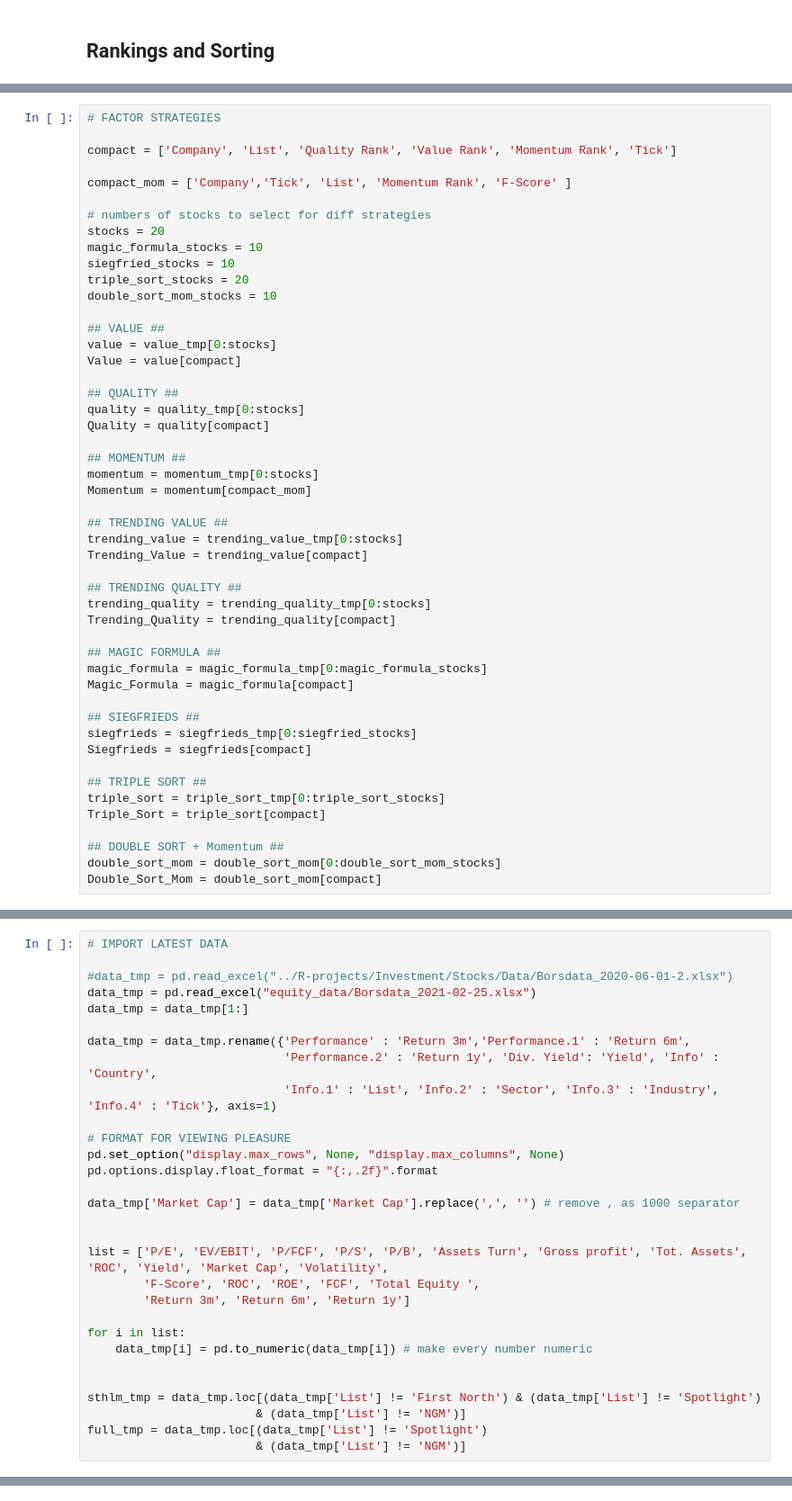
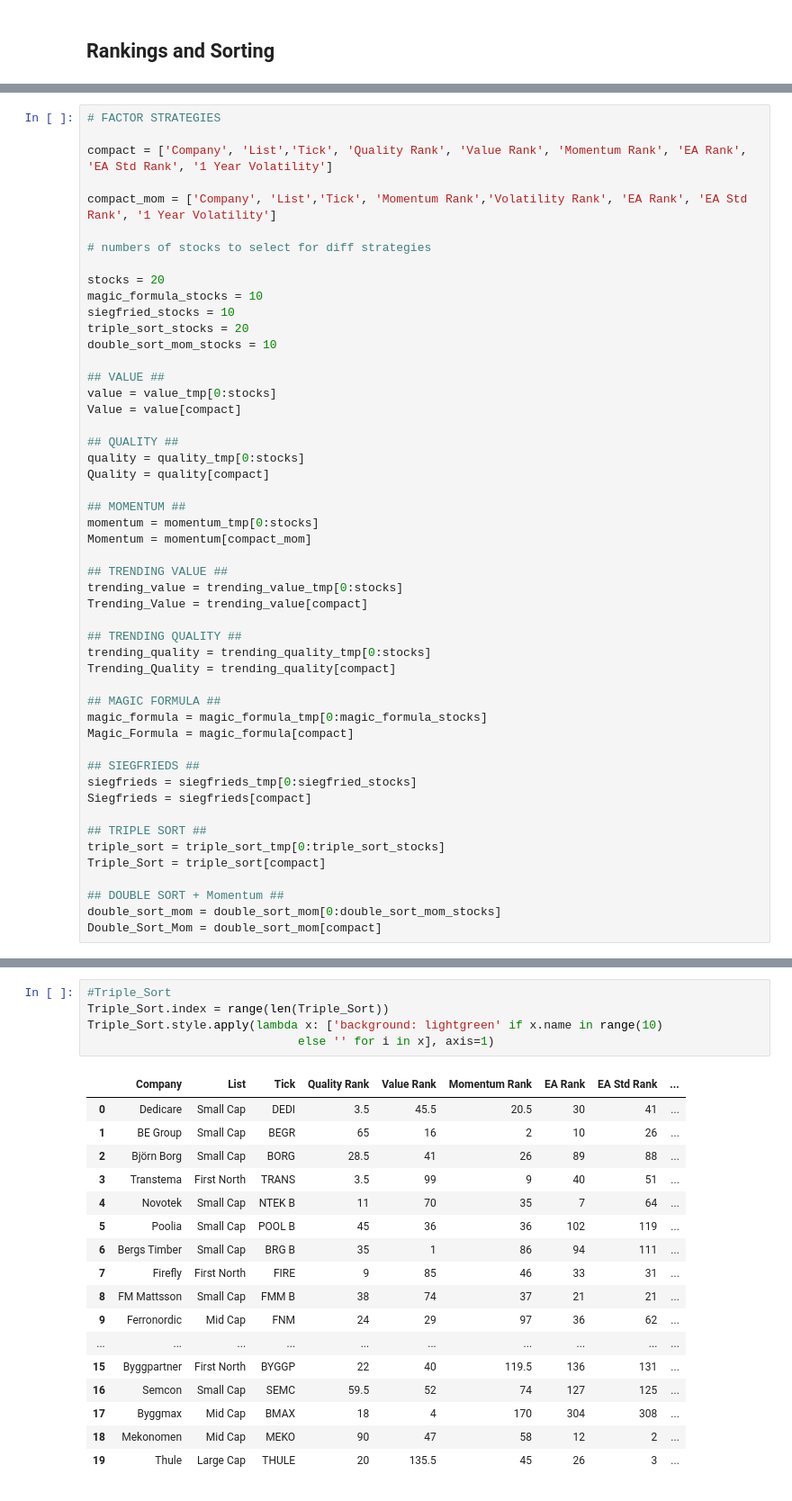
Before and after one commit to webclinic017/Portfolio_Construction, a Jupyter notebook: Equity_Strategies/Quant_Strategies.ipynb, the cells around one changed output, grey strips where cells are left out. Shown at 90% size. Cells and saved outputs as stored; diff of their text form.

```diff
--- a/Equity_Strategies/Quant_Strategies.ipynb
+++ b/Equity_Strategies/Quant_Strategies.ipynb
@@ -199,11 +328,12 @@ double_sort_mom = double_sort_mom_tmp.sort_values(by=['Momentum Rank'])
 # %%
 # FACTOR STRATEGIES
 
-compact = ['Company', 'List', 'Quality Rank', 'Value Rank', 'Momentum Rank', 'Tick']
+compact = ['Company', 'List','Tick', 'Quality Rank', 'Value Rank', 'Momentum Rank', 'EA Rank', 'EA Std Rank', '1 Year Volatility']
 
-compact_mom = ['Company','Tick', 'List', 'Momentum Rank', 'F-Score' ]
+compact_mom = ['Company', 'List','Tick', 'Momentum Rank','Volatility Rank', 'EA Rank', 'EA Std Rank', '1 Year Volatility']
 
 # numbers of stocks to select for diff strategies
+
 stocks = 20
 magic_formula_stocks = 10
 siegfried_stocks = 10
@@ -315,30 +377,0 @@ triple_sort_tmp
-# %%
-# IMPORT LATEST DATA
-
-#data_tmp = pd.read_excel("../R-projects/Investment/Stocks/Data/Borsdata_2020-06-01-2.xlsx")
-data_tmp = pd.read_excel("equity_data/Borsdata_2021-02-25.xlsx")
-data_tmp = data_tmp[1:]
-
-data_tmp = data_tmp.rename({'Performance' : 'Return 3m','Performance.1' : 'Return 6m',
-                            'Performance.2' : 'Return 1y', 'Div. Yield': 'Yield', 'Info' : 'Country',
-                            'Info.1' : 'List', 'Info.2' : 'Sector', 'Info.3' : 'Industry', 'Info.4' : 'Tick'}, axis=1)
-
-# FORMAT FOR VIEWING PLEASURE
-pd.set_option("display.max_rows", None, "display.max_columns", None)
-pd.options.display.float_format = "{:,.2f}".format
-
-data_tmp['Market Cap'] = data_tmp['Market Cap'].replace(',', '') # remove , as 1000 separator
-
-
-list = ['P/E', 'EV/EBIT', 'P/FCF', 'P/S', 'P/B', 'Assets Turn', 'Gross profit', 'Tot. Assets', 'ROC', 'Yield', 'Market Cap', 'Volatility',
-        'F-Score', 'ROC', 'ROE', 'FCF', 'Total Equity ',
-        'Return 3m', 'Return 6m', 'Return 1y']
-
-for i in list:
-    data_tmp[i] = pd.to_numeric(data_tmp[i]) # make every number numeric
-
-
-sthlm_tmp = data_tmp.loc[(data_tmp['List'] != 'First North') & (data_tmp['List'] != 'Spotlight')
-                        & (data_tmp['List'] != 'NGM')]
-full_tmp = data_tmp.loc[(data_tmp['List'] != 'Spotlight')
-                        & (data_tmp['List'] != 'NGM')]
@@ -360,0 +380,23 @@ len(sthlm_tmp)
+# %%
+#Triple_Sort
+Triple_Sort.index = range(len(Triple_Sort))
+Triple_Sort.style.apply(lambda x: ['background: lightgreen' if x.name in range(10)
+                              else '' for i in x], axis=1)
+# %% [output]
+|  | Company | List | Tick | Quality Rank | Value Rank | Momentum Rank | EA Rank | EA Std Rank | ... |
+| 0 | Dedicare | Small Cap | DEDI | 3.5 | 45.5 | 20.5 | 30 | 41 | ... |
+| 1 | BE Group | Small Cap | BEGR | 65 | 16 | 2 | 10 | 26 | ... |
+| 2 | Björn Borg | Small Cap | BORG | 28.5 | 41 | 26 | 89 | 88 | ... |
+| 3 | Transtema | First North | TRANS | 3.5 | 99 | 9 | 40 | 51 | ... |
+| 4 | Novotek | Small Cap | NTEK B | 11 | 70 | 35 | 7 | 64 | ... |
+| 5 | Poolia | Small Cap | POOL B | 45 | 36 | 36 | 102 | 119 | ... |
+| 6 | Bergs Timber | Small Cap | BRG B | 35 | 1 | 86 | 94 | 111 | ... |
+| 7 | Firefly | First North | FIRE | 9 | 85 | 46 | 33 | 31 | ... |
+| 8 | FM Mattsson | Small Cap | FMM B | 38 | 74 | 37 | 21 | 21 | ... |
+| 9 | Ferronordic | Mid Cap | FNM | 24 | 29 | 97 | 36 | 62 | ... |
+| ... | ... | ... | ... | ... | ... | ... | ... | ... | ... |
+| 15 | Byggpartner | First North | BYGGP | 22 | 40 | 119.5 | 136 | 131 | ... |
+| 16 | Semcon | Small Cap | SEMC | 59.5 | 52 | 74 | 127 | 125 | ... |
+| 17 | Byggmax | Mid Cap | BMAX | 18 | 4 | 170 | 304 | 308 | ... |
+| 18 | Mekonomen | Mid Cap | MEKO | 90 | 47 | 58 | 12 | 2 | ... |
+| 19 | Thule | Large Cap | THULE | 20 | 135.5 | 45 | 26 | 3 | ... |
```
Also changed, not shown: parts of 31 cells of this notebook, 20 other files.
